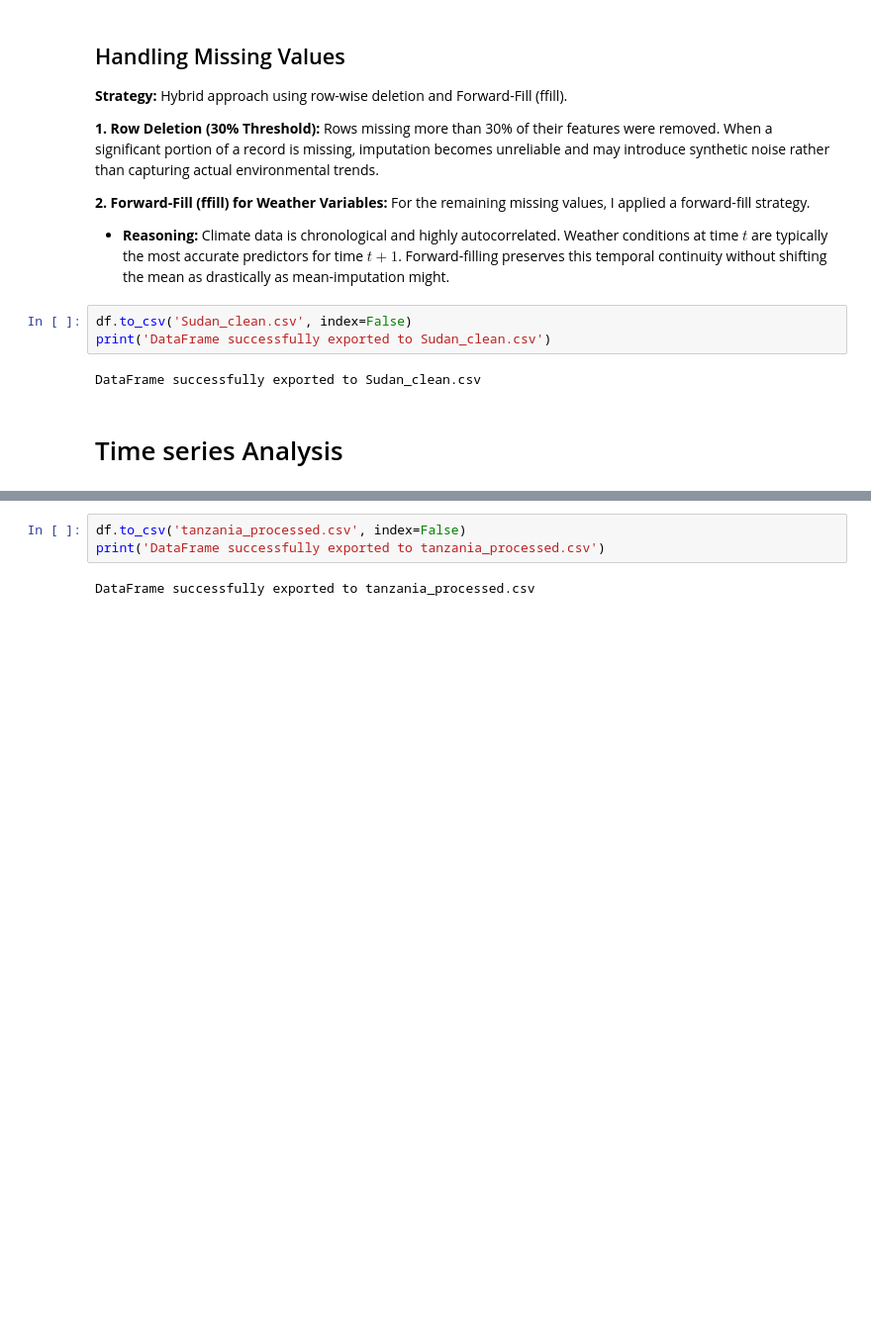
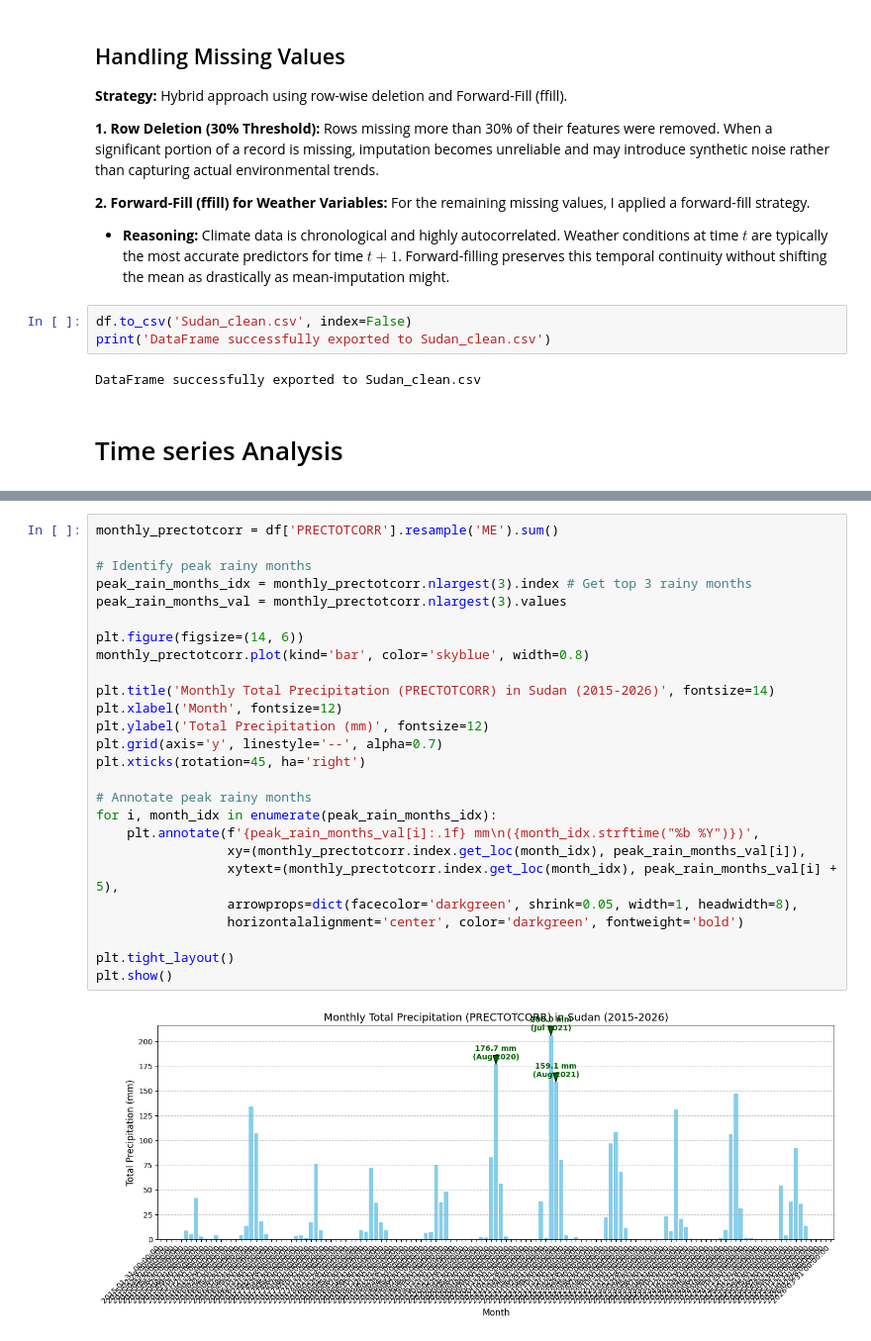
Before and after one commit to meti-creator/climate-challenge-week0, a Jupyter notebook: Sudan_eda.ipynb, the cells around one changed output, grey strips where cells are left out. Shown at 99% size. Cells and saved outputs as stored; diff of their text form; blank space fills up the shorter version.

```diff
--- a/Sudan_eda.ipynb
+++ b/Sudan_eda.ipynb
@@ -349,5 +349,28 @@ plt.show()
-# %%
-df.to_csv('tanzania_processed.csv', index=False)
-print('DataFrame successfully exported to tanzania_processed.csv')
-# %% [output]
-DataFrame successfully exported to tanzania_processed.csv
+# %%
+monthly_prectotcorr = df['PRECTOTCORR'].resample('ME').sum()
+
+# Identify peak rainy months
+peak_rain_months_idx = monthly_prectotcorr.nlargest(3).index # Get top 3 rainy months
+peak_rain_months_val = monthly_prectotcorr.nlargest(3).values
+
+plt.figure(figsize=(14, 6))
+monthly_prectotcorr.plot(kind='bar', color='skyblue', width=0.8)
+
+plt.title('Monthly Total Precipitation (PRECTOTCORR) in Sudan (2015-2026)', fontsize=14)
+plt.xlabel('Month', fontsize=12)
+plt.ylabel('Total Precipitation (mm)', fontsize=12)
+plt.grid(axis='y', linestyle='--', alpha=0.7)
+plt.xticks(rotation=45, ha='right')
+
+# Annotate peak rainy months
+for i, month_idx in enumerate(peak_rain_months_idx):
+    plt.annotate(f'{peak_rain_months_val[i]:.1f} mm\n({month_idx.strftime("%b %Y")})',
+                 xy=(monthly_prectotcorr.index.get_loc(month_idx), peak_rain_months_val[i]),
+                 xytext=(monthly_prectotcorr.index.get_loc(month_idx), peak_rain_months_val[i] + 5),
+                 arrowprops=dict(facecolor='darkgreen', shrink=0.05, width=1, headwidth=8),
+                 horizontalalignment='center', color='darkgreen', fontweight='bold')
+
+plt.tight_layout()
+plt.show()
+# %% [output]
+[figure, added]
```
Also changed, not shown: parts of 11 cells of this notebook.
